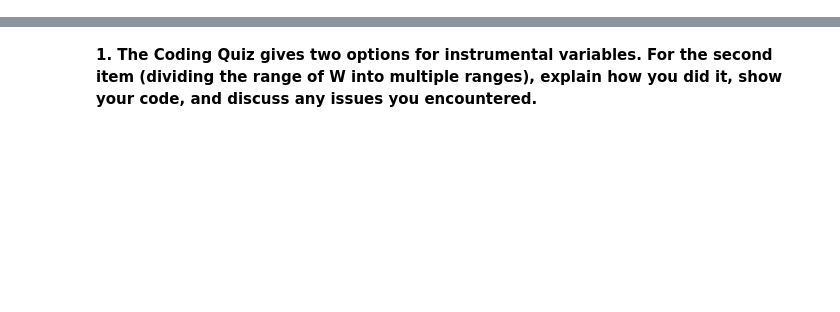
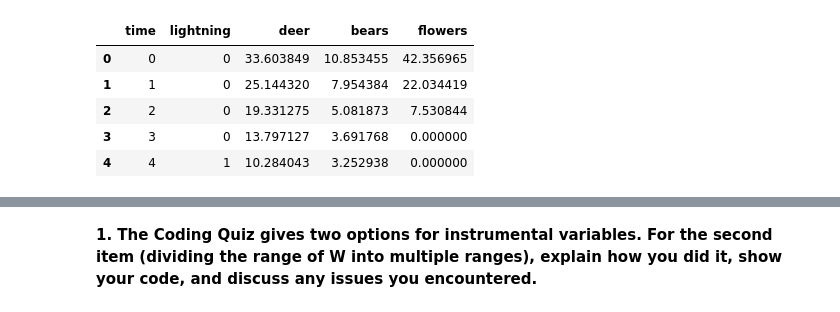
Before and after one commit to muathdb/Week-5-8-HW-reflection, a Jupyter notebook: Week 5-8 reflection-abusamreh-Muath.ipynb, the cells around one changed output, grey strips where cells are left out. Drawn from its saved outputs; the diff is of its cells as text; code cells hidden in the pictures; blank space fills up the shorter version.

```diff
--- a/Week 5-8 reflection-abusamreh-Muath.ipynb
+++ b/Week 5-8 reflection-abusamreh-Muath.ipynb
@@ -501,0 +136,87 @@ DiD (regression interaction coef) = 4.3622
+# %%
+import numpy as np
+import pandas as pd
+
+rng = np.random.default_rng(42)
+
+T = 300  # timesteps
+# Parameters (tune as you like)
+beta_L_to_deer   = -0.40
+beta_L_to_bear   = -0.50
+beta_L_to_flower = +0.60
+beta_bear_to_deer = -0.35
+beta_deer_to_flower = -0.45
+
+# AR(1)-style persistence
+phi_deer   = 0.85
+phi_bear   = 0.80
+phi_flower = 0.88
+
+# Noise scales
+sigma_deer   = 0.8
+sigma_bear   = 0.7
+sigma_flower = 0.9
+
+# Exogenous Lightning: bursts + randomness (0/1 with some clusters)
+L = np.zeros(T)
+p_base, p_burst = 0.10, 0.45
+burst_len = 6
+t = 0
+while t < T:
+    if rng.random() < 0.12:  # start a burst
+        k = min(burst_len + rng.integers(0, 5), T - t)
+        L[t:t+k] = rng.random(k) < p_burst
+        t += k
+    else:
+        L[t] = rng.random() < p_base
+        t += 1
+
+# Containers
+Deer   = np.zeros(T)
+Bears  = np.zeros(T)
+Flower = np.zeros(T)
+
+# Initial states (nonnegative)
+Deer[0]   = 25 + 5*rng.standard_normal()
+Bears[0]  = 15 + 3*rng.standard_normal()
+Flower[0] = 40 + 6*rng.standard_normal()
+Deer[0]   = max(0, Deer[0]); Bears[0] = max(0, Bears[0]); Flower[0] = max(0, Flower[0])
+
+for t in range(1, T):
+    # Bears (t) depend on Bears (t-1) and Lightning (t-1)
+    Bears[t] = (phi_bear * Bears[t-1]
+                + beta_L_to_bear * L[t-1]
+                + sigma_bear * rng.standard_normal())
+
+    # Deer (t) depend on Deer (t-1), Bears (t-1), and Lightning (t-1)
+    Deer[t] = (phi_deer * Deer[t-1]
+               + beta_bear_to_deer * Bears[t-1]
+               + beta_L_to_deer * L[t-1]
+               + sigma_deer * rng.standard_normal())
+
+    # Flowers (t) depend on Flowers (t-1), Deer (t-1), and Lightning (t-1)
+    Flower[t] = (phi_flower * Flower[t-1]
+                 + beta_deer_to_flower * Deer[t-1]
+                 + beta_L_to_flower * L[t-1]
+                 + sigma_flower * rng.standard_normal())
+
+    # Keep nonnegative
+    Deer[t]   = max(0, Deer[t])
+    Bears[t]  = max(0, Bears[t])
+    Flower[t] = max(0, Flower[t])
+
+df = pd.DataFrame({
+    "time": np.arange(T),
+    "lightning": L.astype(int),
+    "deer": Deer,
+    "bears": Bears,
+    "flowers": Flower,
+})
+df.head()
+# %% [output]
+|  | time | lightning | deer | bears | flowers |
+| 0 | 0 | 0 | 33.603849 | 10.853455 | 42.356965 |
+| 1 | 1 | 0 | 25.144320 | 7.954384 | 22.034419 |
+| 2 | 2 | 0 | 19.331275 | 5.081873 | 7.530844 |
+| 3 | 3 | 0 | 13.797127 | 3.691768 | 0.000000 |
+| 4 | 4 | 1 | 10.284043 | 3.252938 | 0.000000 |
```
Also changed, not shown: parts of 65 cells of this notebook.
